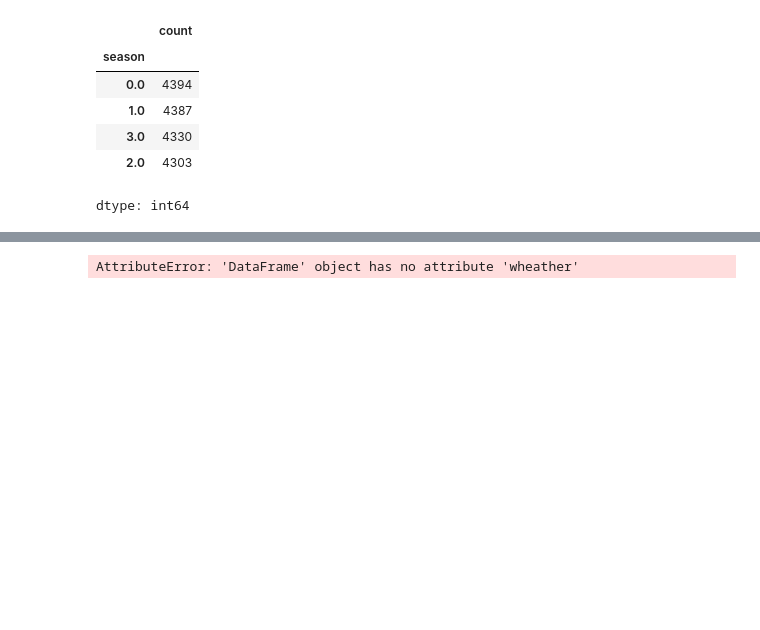
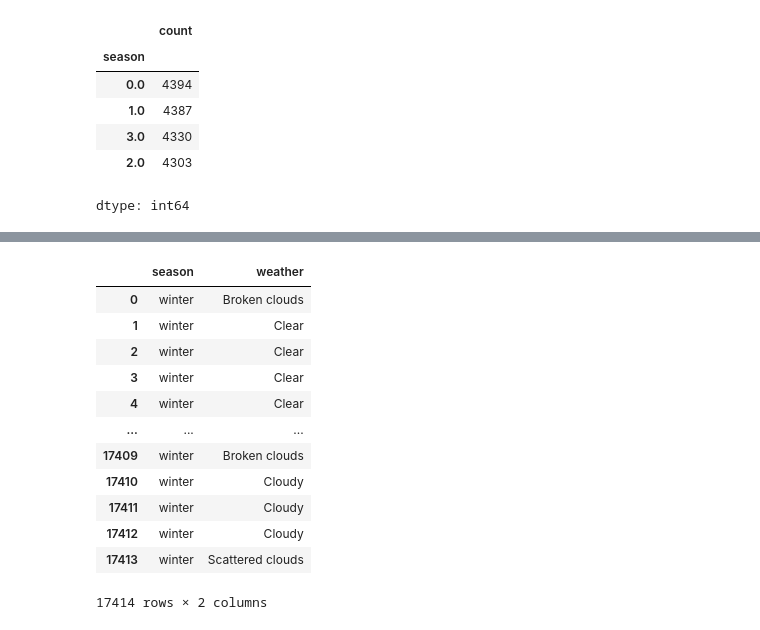
Before and after one commit to DillliBabu/My_Project, a Jupyter notebook: chapter_appendix-tools-for-deep-learning/jupyter.ipynb, the cells around one changed output, grey strips where cells are left out. Cells and saved outputs as stored; diff of their text form; code cells hidden in the pictures; blank space fills up the shorter version.

```diff
--- a/chapter_appendix-tools-for-deep-learning/jupyter.ipynb
+++ b/chapter_appendix-tools-for-deep-learning/jupyter.ipynb
@@ -68,13 +81,12 @@ bike.humidity_percent = bike.humidity_percent / 100
 # %%
-# Create a season dictionary so that  we can map the integers 0-3 to actual written values
+# creating a season dictionary so that we can map the integers 0-3 to the actual written values
 season_dict = {
     '0.0':'spring',
     '1.0':'summer',
     '2.0':'autumn',
-    '3.0':'winter'
-}
+    '3.0':'winter'}
 
-# Create a weather dictionary so that we can map the integer into actual written values
+    # creating a weather dictionary so that we can map the integers to the actual written values
 weather_dict = {
     '1.0':'Clear',
     '2.0':'Scattered clouds',
@@ -84,14 +96,27 @@ weather_dict = {
     '10.0':'Rain with thunderstorm',
     '26.0':'Snowfall'}
 
-# Changing the season column data type to string
-bike.season = bike.season.astype('str')
-# Mapping the values 0-3 to the actual written seasons
-bike.season = bike.season.map(season_dict)
-
-# Changing the wheather column data type to string
-bike.wheather = bike.wheather.astype('str')
-# Mapping the values to the actual written weathers
-bike.wheather = bike.wheather.map(weather_dict)
+# changing the seasons column data type to string
+bikes.season=bikes.season.astype('str')
+# mapping the values 0-3 to the actual written seasons
+bikes.season = bikes.season.map(season_dict)
+# changing the weather column data type to string
+bikes.weather=bikes.weather.astype('str')
+# mapping the values to the actual written weathers
+bikes.weather = bikes.weather.map(weather_dict)
-# %% [output]
-AttributeError: 'DataFrame' object has no attribute 'wheather'
+# %%
+bikes[['season','weather']]
+# %% [output]
+|  | season | weather |
+| 0 | winter | Broken clouds |
+| 1 | winter | Clear |
+| 2 | winter | Clear |
+| 3 | winter | Clear |
+| 4 | winter | Clear |
+| ... | ... | ... |
+| 17409 | winter | Broken clouds |
+| 17410 | winter | Cloudy |
+| 17411 | winter | Cloudy |
+| 17412 | winter | Cloudy |
+| 17413 | winter | Scattered clouds |
+17414 rows × 2 columns
```
Also changed, not shown: parts of 13 cells of this notebook.
